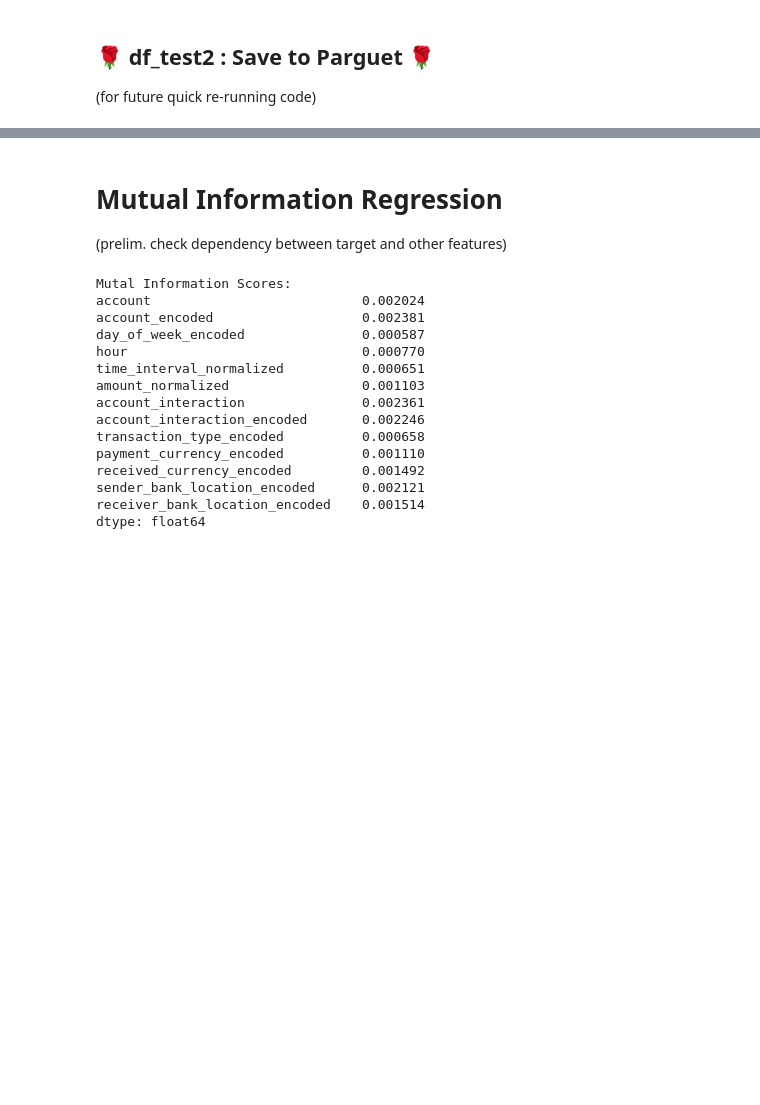
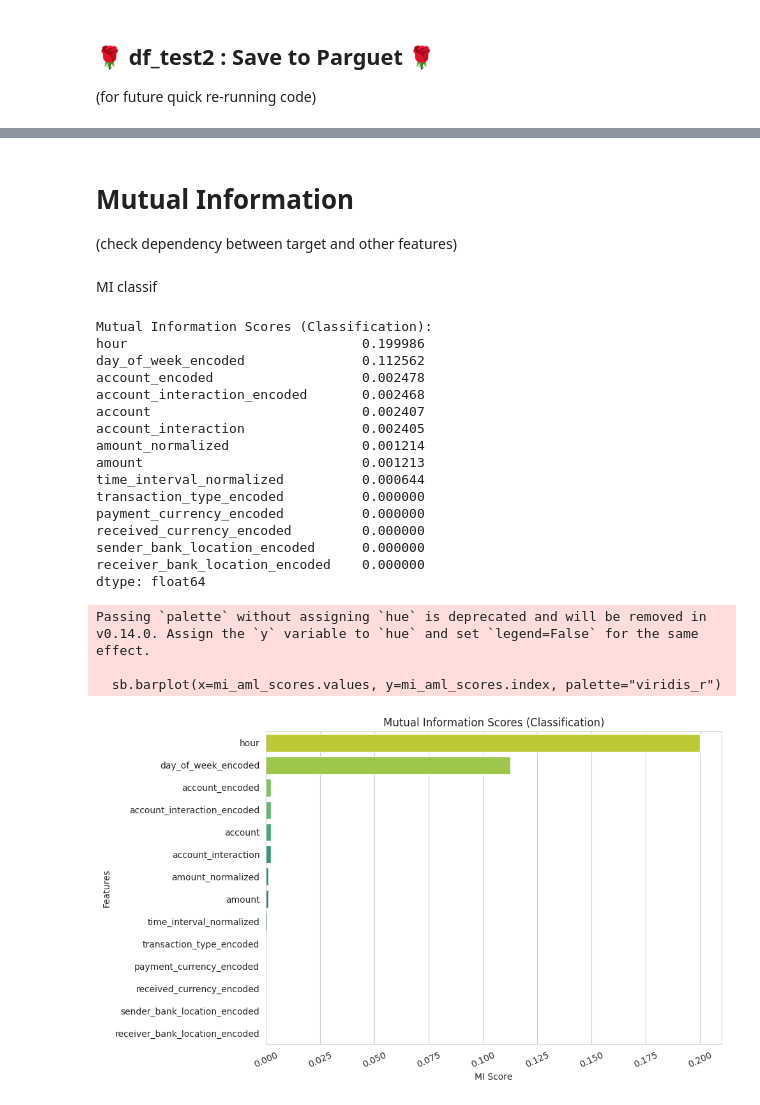
Before and after one commit to Veewy/AML, a Jupyter notebook: AML_1)_EDA,Data_Prep.ipynb, the cells around one changed output, grey strips where cells are left out. Drawn from its saved outputs; the diff is of its cells as text; code cells hidden in the pictures; blank space fills up the shorter version.

```diff
--- a/AML_1)_EDA,Data_Prep.ipynb
+++ b/AML_1)_EDA,Data_Prep.ipynb
@@ -1854,3 +1877,7 @@ memory usage: 3.5+ GB
+# %%
+# Start here
+path_df_combined_accounts = "/content/drive/MyDrive/DE/Master_Degree/3rd_Semester/Colab_Notebook/AML_file/df_combined_accounts.parquet"
+df_combined_accounts = pd.read_parquet(path_df_combined_accounts)
 # %% [markdown]
 ### Feature Selection
 # %%
@@ -2030,3 +2118,4 @@ df_test2 = pd.read_parquet(path_df_test2)
 # %% [markdown]
-# Mutual Information Regression
-(prelim. check dependency  between target and other features)
+# Mutual Information
+
+(check dependency  between target and other features)
@@ -2045,31 +2122,49 @@ def mutual_info_regression(
+# %% [markdown]
+MI classif
 # %%
 X = df_combined_accounts[['account', 'account_encoded', 'day_of_week_encoded', 'hour', 'time_interval_normalized', 'amount_normalized',
-              'account_interaction', 'account_interaction_encoded', 'transaction_type_encoded',
+              'account_interaction', 'account_interaction_encoded', 'transaction_type_encoded', 'amount',
               'payment_currency_encoded', 'received_currency_encoded', 'sender_bank_location_encoded',
               'receiver_bank_location_encoded']]
-
 y = df_combined_accounts['is_laundering']
 
-mi_aml = mutual_info_regression(X=X, y=y)
+# Calculate Mutual Information scores for classification
+mi_aml = mutual_info_classif(X=X, y=y, random_state=42)
 
+# Create a Series for better visualization
 mi_aml_scores = pd.Series(mi_aml, index=X.columns)
-mi_aml_scores.sort_values(ascending=False)
+mi_aml_scores.sort_values(ascending=False, inplace=True)
 
-print("Mutal Information Scores:")
+print("Mutual Information Scores (Classification):")
 print(mi_aml_scores)
+
+
+plt.figure(figsize=(10, 6))
+sb.barplot(x=mi_aml_scores.values, y=mi_aml_scores.index, palette="viridis_r")
+plt.xticks(rotation=25)
+plt.title("Mutual Information Scores (Classification)")
+plt.xlabel("MI Score")
+plt.ylabel("Features")
+plt.tight_layout()
+plt.show()
 # %% [output]
-Mutal Information Scores:
-account                           0.002024
-account_encoded                   0.002381
-day_of_week_encoded               0.000587
-hour                              0.000770
-time_interval_normalized          0.000651
-amount_normalized                 0.001103
-account_interaction               0.002361
-account_interaction_encoded       0.002246
-transaction_type_encoded          0.000658
-payment_currency_encoded          0.001110
-received_currency_encoded         0.001492
-sender_bank_location_encoded      0.002121
-receiver_bank_location_encoded    0.001514
+Mutual Information Scores (Classification):
+hour                              0.199986
+day_of_week_encoded               0.112562
+account_encoded                   0.002478
+account_interaction_encoded       0.002468
+account                           0.002407
+account_interaction               0.002405
+amount_normalized                 0.001214
+amount                            0.001213
+time_interval_normalized          0.000644
+transaction_type_encoded          0.000000
+payment_currency_encoded          0.000000
+received_currency_encoded         0.000000
+sender_bank_location_encoded      0.000000
+receiver_bank_location_encoded    0.000000
 dtype: float64
+Passing `palette` without assigning `hue` is deprecated and will be removed in v0.14.0. Assign the `y` variable to `hue` and set `legend=False` for the same effect.
+
+  sb.barplot(x=mi_aml_scores.values, y=mi_aml_scores.index, palette="viridis_r")
+[figure, added]
```
Also changed, not shown: parts of 18 cells of this notebook.
